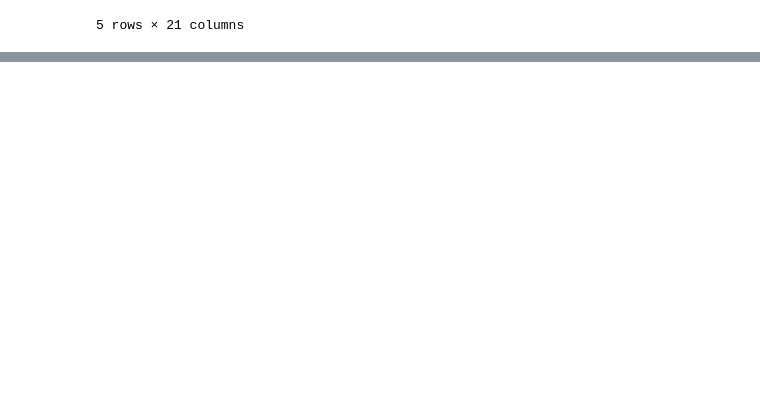
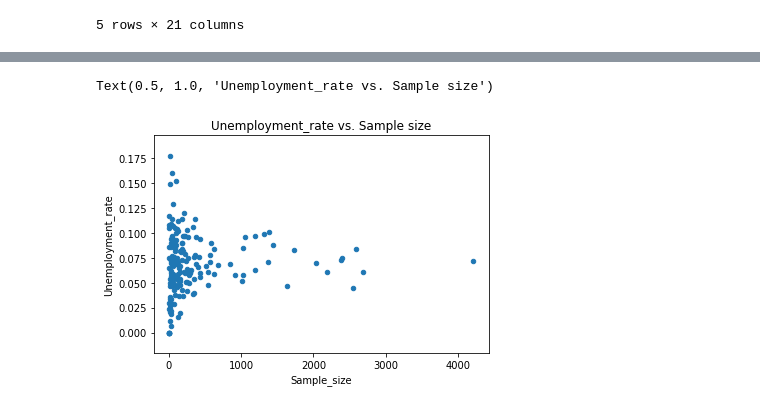
Before and after one commit to mingyyy/dataquest_projects, a Jupyter notebook: DQ_visualization_recent_grads.ipynb, the cells around one changed output, grey strips where cells are left out. Saved outputs shown, nothing was run; the diff lists cells and outputs as text; code cells hidden in the pictures; blank space fills up the shorter version.

```diff
--- a/DQ_visualization_recent_grads.ipynb
+++ b/DQ_visualization_recent_grads.ipynb
@@ -61,0 +70,8 @@ cleaned_data_count = 172
+# %%
+# Explore the relation between the number of students and the unemployment rate
+
+ax2=recent_grads.plot(x='Sample_size',y='Unemployment_rate', kind='scatter')
+ax2.set_title('Unemployment_rate vs. Sample size')
+# %% [output]
+Text(0.5, 1.0, 'Unemployment_rate vs. Sample size')
+[figure, added]
```
Also changed, not shown: parts of 28 cells of this notebook.
